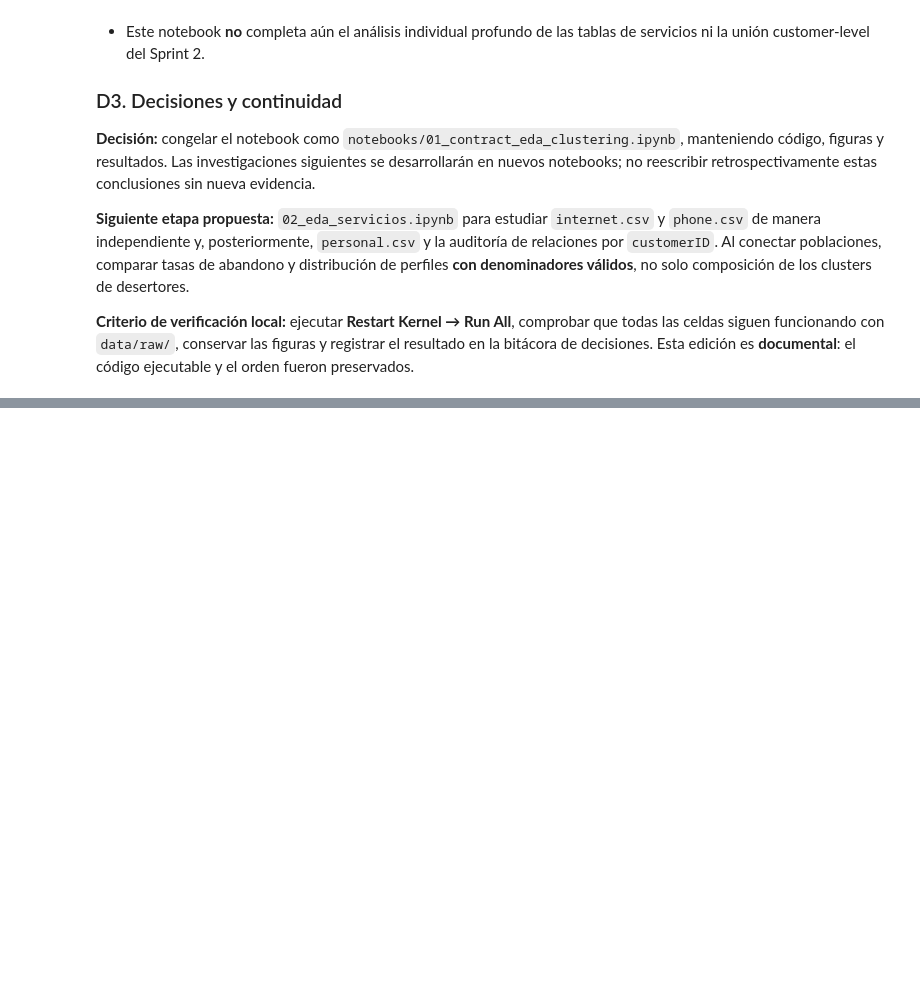
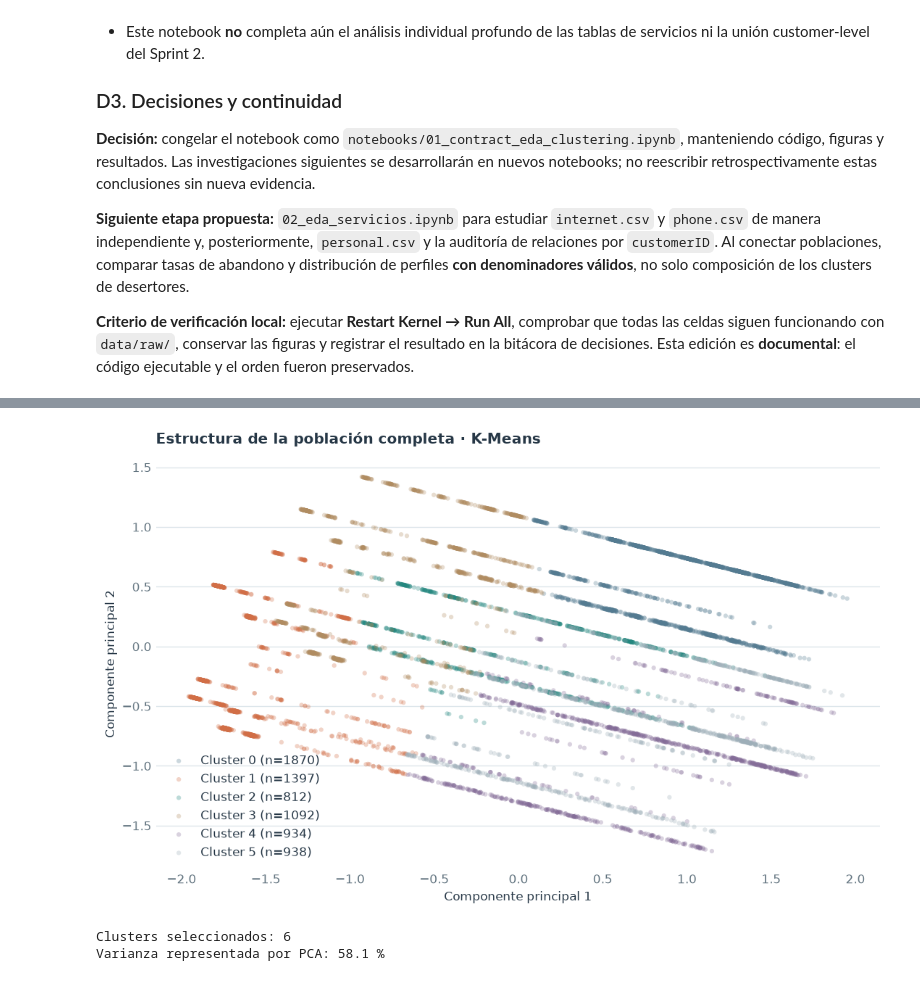
Before and after one commit to santiagoparada/interconnect-churn-prediction, a Jupyter notebook: notebooks/01_contract_eda_clustering.ipynb, the cells around one changed output, grey strips where cells are left out. Drawn from its saved outputs; the diff is of its cells as text; code cells hidden in the pictures; blank space fills up the shorter version.

```diff
--- a/notebooks/01_contract_eda_clustering.ipynb
+++ b/notebooks/01_contract_eda_clustering.ipynb
@@ -1879,0 +2008,79 @@ La tabla anterior registra **ARI = 1,000** para las cinco semillas evaluadas (**
+# %%
+
+# Seleccionar k según Silhouette Score
+k_poblacion =6
+
+modelo_poblacion = KMeans(
+    n_clusters=k_poblacion,
+    random_state=42,
+    n_init=20
+)
+
+poblacion_cluster["cluster"] = (
+    modelo_poblacion.fit_predict(X_poblacion)
+)
+
+# Proyección a dos dimensiones para visualización
+pca = PCA(n_components=2)
+
+coordenadas = pca.fit_transform(X_poblacion)
+
+poblacion_cluster["PCA1"] = coordenadas[:, 0]
+poblacion_cluster["PCA2"] = coordenadas[:, 1]
+
+colores = [
+    "#547B91",
+    "#D16E46",
+    "#23877F",
+    "#B08C61",
+    "#846C98",
+    "#9DAEB8"
+]
+
+fig, ax = plt.subplots(
+    figsize=(9, 5.5),
+    layout="constrained"
+)
+
+preparar_eje(ax)
+
+for cluster in sorted(
+    poblacion_cluster["cluster"].unique()
+):
+    grupo = poblacion_cluster.loc[
+        poblacion_cluster["cluster"] == cluster
+    ]
+
+    ax.scatter(
+        grupo["PCA1"],
+        grupo["PCA2"],
+        color=colores[cluster],
+        alpha=0.30,
+        s=14,
+        edgecolors="none",
+        label=f"Cluster {cluster} (n={len(grupo)})"
+    )
+
+ax.set_title(
+    "Estructura de la población completa · K-Means",
+    loc="left",
+    pad=12
+)
+
+ax.set_xlabel("Componente principal 1")
+ax.set_ylabel("Componente principal 2")
+ax.legend(frameon=False)
+
+plt.show()
+
+print("Clusters seleccionados:", k_poblacion)
+
+print(
+    "Varianza representada por PCA:",
+    round(pca.explained_variance_ratio_.sum() * 100, 1),
+    "%"
+)
+# %% [output]
+[figure, added]
+Clusters seleccionados: 6
+Varianza representada por PCA: 58.1 %
```
Also changed, not shown: parts of 9 cells of this notebook, 3 other files.
